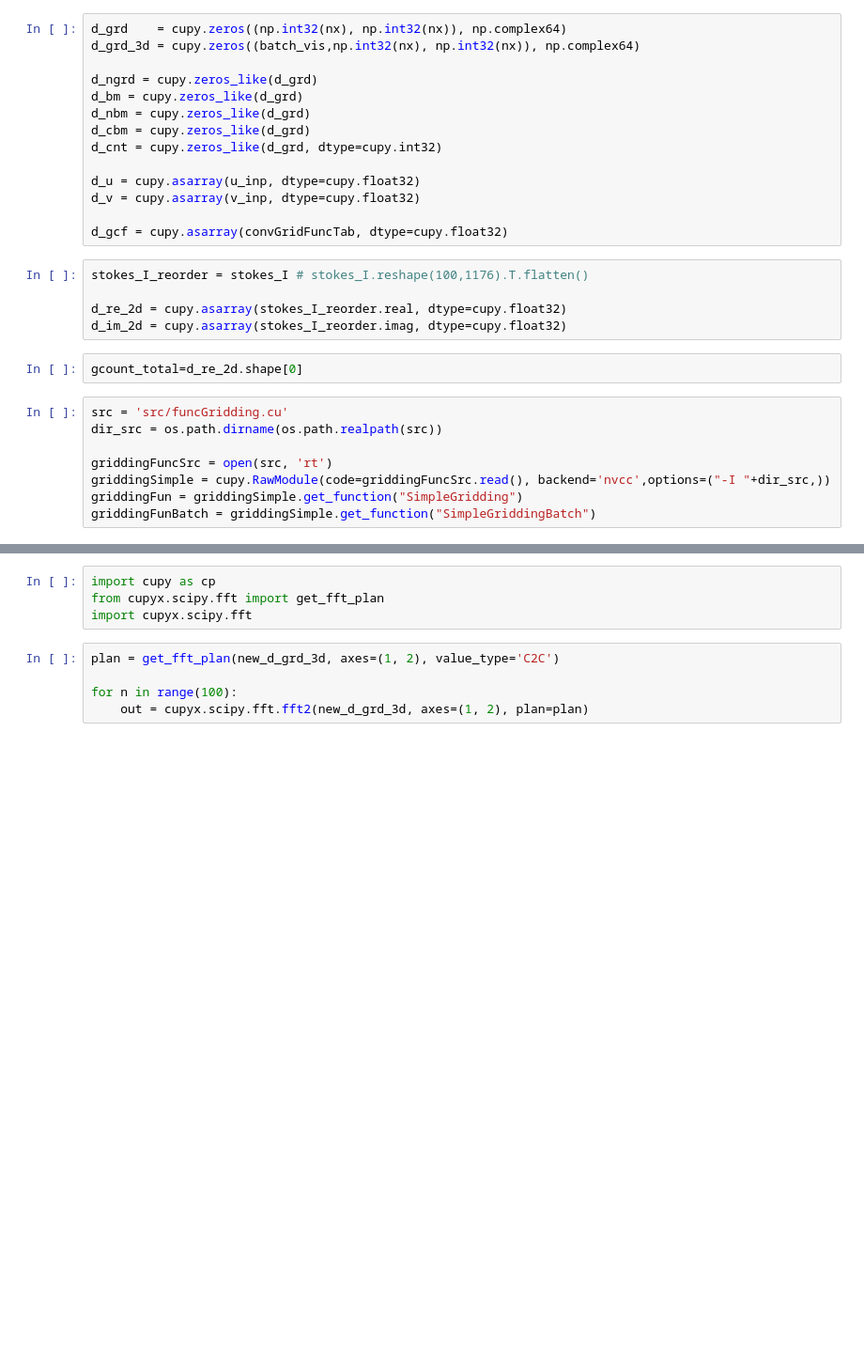
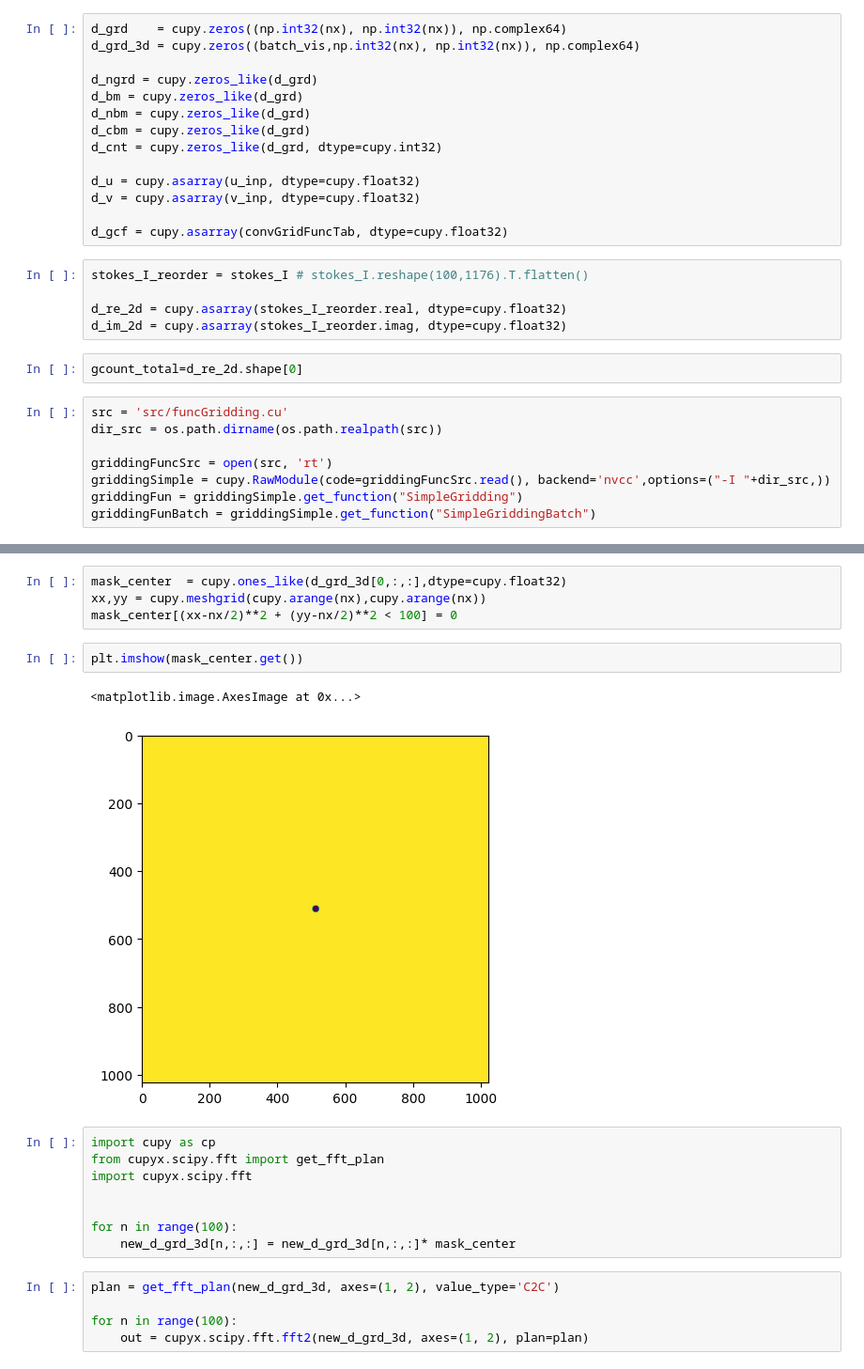
Before and after one commit to peijin94/FastMediumWell, a Jupyter notebook: griddingTest.ipynb, the cells around one changed output, grey strips where cells are left out. Shown at 94% size. Drawn from its saved outputs; the diff is of its cells as text; blank space fills up the shorter version.

```diff
--- a/griddingTest.ipynb
+++ b/griddingTest.ipynb
@@ -201,7 +202,20 @@ plt.imshow(np.abs(new_d_grd_3d[0,:,:]).get(),vmax=1e8)
+# %%
+mask_center  = cupy.ones_like(d_grd_3d[0,:,:],dtype=cupy.float32)
+xx,yy = cupy.meshgrid(cupy.arange(nx),cupy.arange(nx))
+mask_center[(xx-nx/2)**2 + (yy-nx/2)**2 < 100] = 0
+# %%
+plt.imshow(mask_center.get())
+# %% [output]
+<matplotlib.image.AxesImage at 0x...>
+[figure, added]
 # %%
 import cupy as cp
 from cupyx.scipy.fft import get_fft_plan
 import cupyx.scipy.fft
+
+
+for n in range(100):
+    new_d_grd_3d[n,:,:] = new_d_grd_3d[n,:,:]* mask_center
 # %%
 plan = get_fft_plan(new_d_grd_3d, axes=(1, 2), value_type='C2C')
 
```
Also changed, not shown: parts of 15 cells of this notebook, 1 other file.
